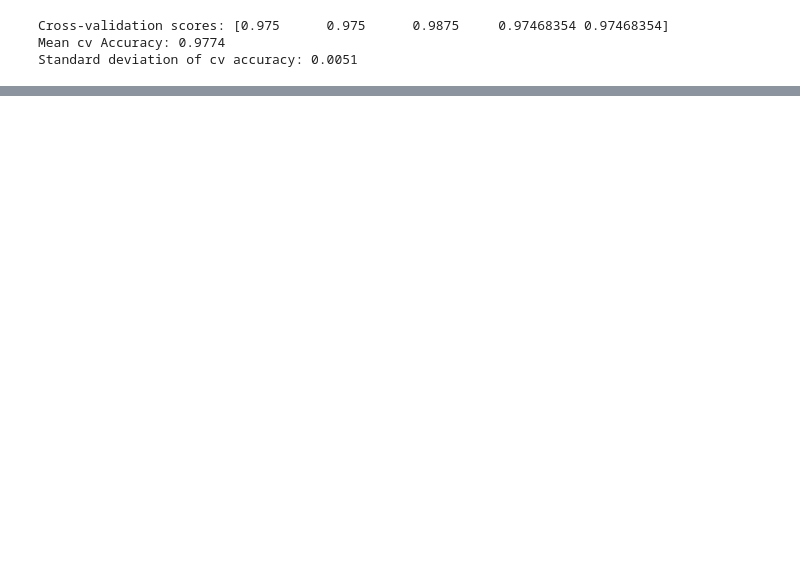
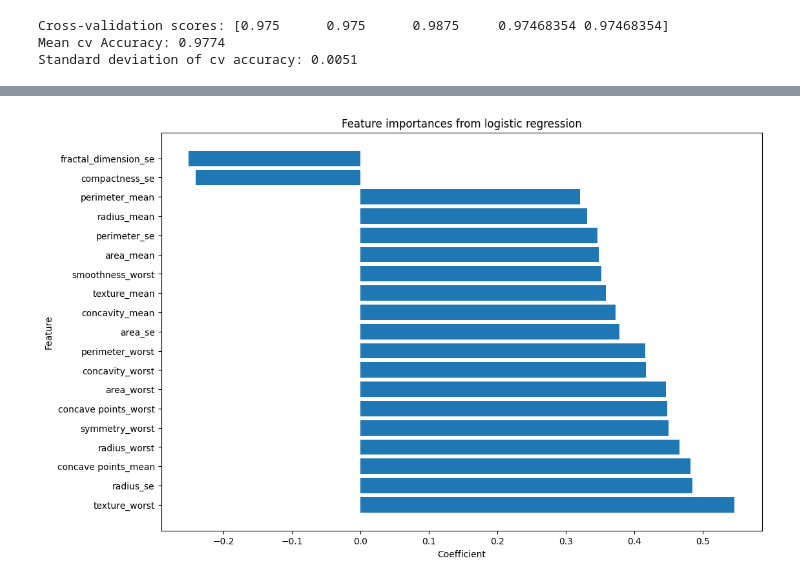
Before and after one commit to spasegirl/breast-cancer-diagnosis, a Jupyter notebook: notebook/data_exploration.ipynb, the cells around one changed output, grey strips where cells are left out. Drawn from its saved outputs; the diff is of its cells as text; code cells hidden in the pictures; blank space fills up the shorter version.

```diff
--- a/notebook/data_exploration.ipynb
+++ b/notebook/data_exploration.ipynb
@@ -272,0 +386,19 @@ Standard deviation of cv accuracy: 0.0051
+# %%
+adjusted_feature_names = ['radius_mean', 'texture_mean', 'perimeter_mean', 'area_mean',
+                           'smoothness_mean', 'compactness_mean', 'concavity_mean', 'concave points_mean',
+                           'symmetry_mean', 'fractal_dimension_mean', 'radius_se', 'texture_se', 'perimeter_se',
+                           'area_se', 'smoothness_se', 'compactness_se', 'concavity_se', 'concave points_se',
+                           'symmetry_se', 'fractal_dimension_se', 'radius_worst', 'texture_worst', 'perimeter_worst',
+                           'area_worst', 'smoothness_worst', 'compactness_worst', 'concavity_worst', 'concave points_worst',
+                           'symmetry_worst', 'fractal_dimension_worst']
+
+# Get coefficients from the logistic model
+coefficients = pipeline.named_steps['logistic'].coef_[0]
+
+# Create a DataFrame to show feature importance
+feature_importance = pd.DataFrame({
+    'Feature': adjusted_feature_names,
+    'Coefficient': coefficients
+}).sort_values(by='Coefficient', ascending=False)
+
+print(feature_importance)
@@ -272,0 +423,7 @@ Standard deviation of cv accuracy: 0.0051
+# %%
+threshold = 0.2  #  threshold for absolute coefficient value
+
+# Filter features with coefficients above the threshold
+filtered_features = feature_importance[np.abs(feature_importance['Coefficient']) > threshold]
+
+print(filtered_features)
@@ -272,0 +451,14 @@ Standard deviation of cv accuracy: 0.0051
+# %%
+import matplotlib.pyplot as plt
+
+## sorting features
+feature_importance_sorted = filtered_features.sort_values(by='Coefficient', ascending=False)
+
+plt.figure(figsize=(12, 8))
+plt.barh(filtered_features['Feature'], filtered_features['Coefficient'])
+plt.xlabel('Coefficient')
+plt.ylabel('Feature')
+plt.title('Feature importances from logistic regression')
+plt.show()
+# %% [output]
+[figure, added]
```
Also changed, not shown: parts of 13 cells of this notebook.
